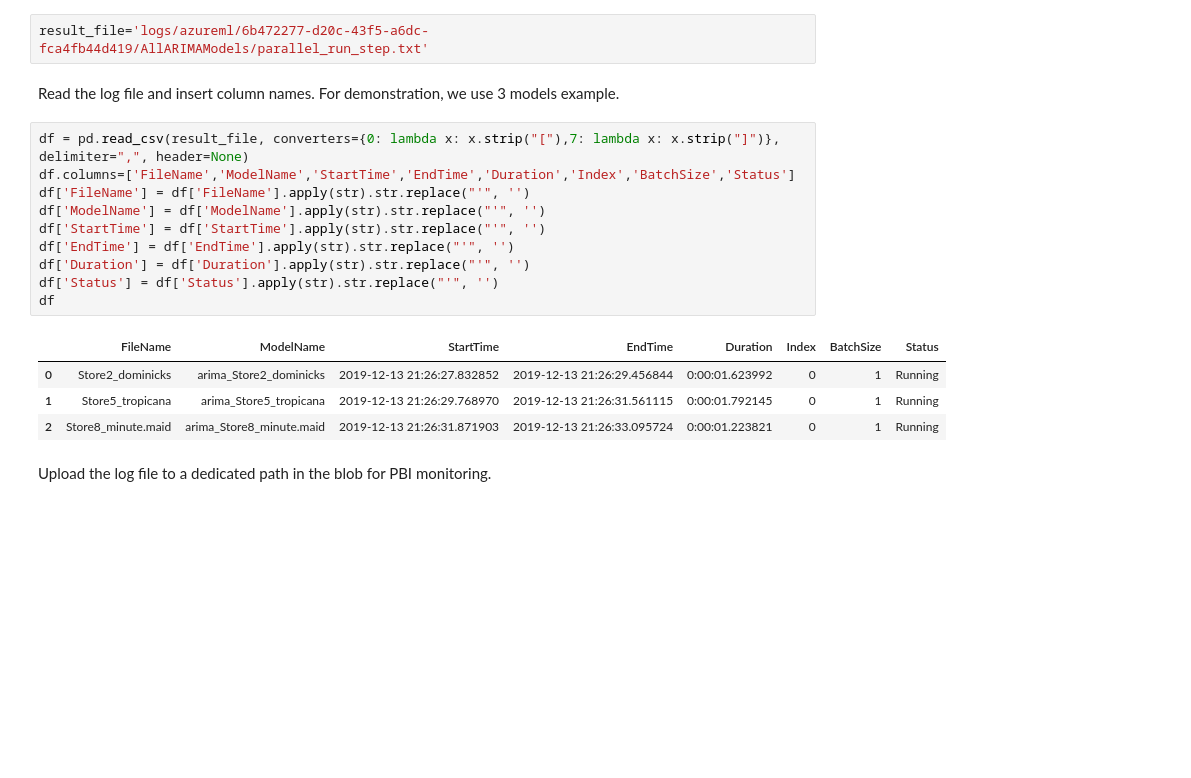
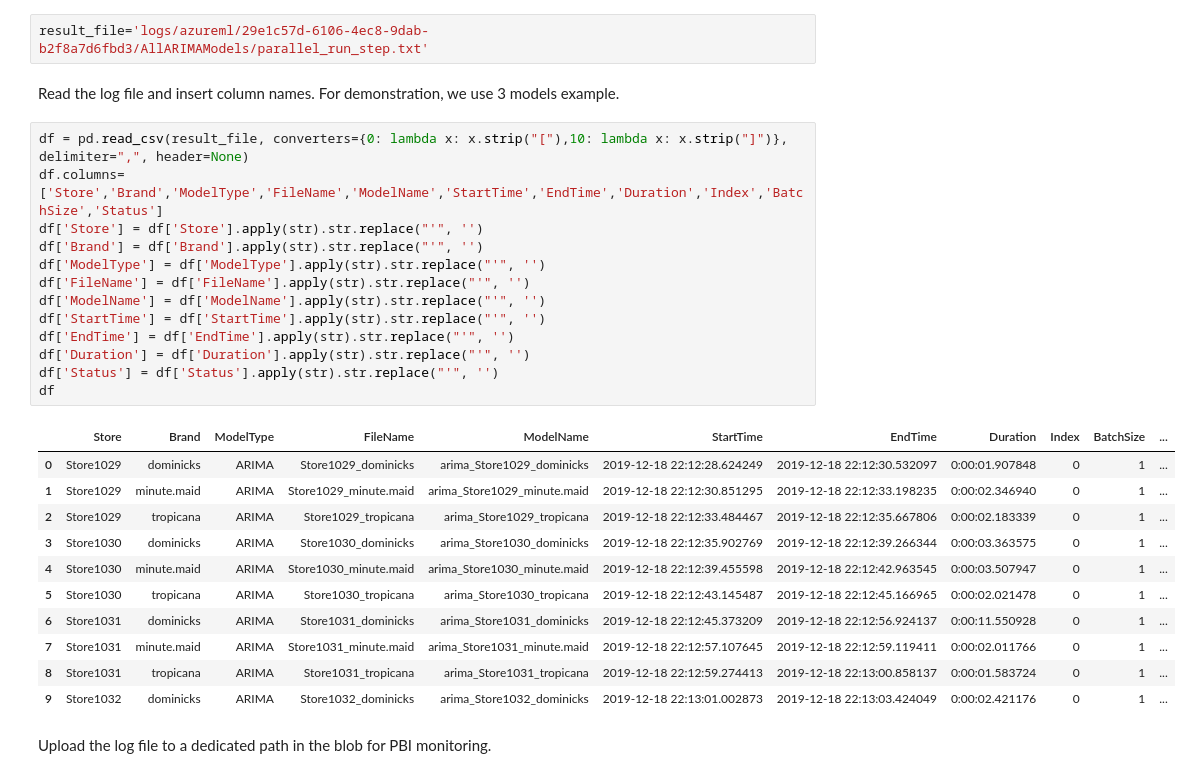
Before and after one commit to microsoft/solution-accelerator-many-models, a Jupyter notebook: 02_Training/02_Train_Many_Models.ipynb, the cells around one changed output. Cells and saved outputs as stored; diff of their text form; blank space fills up the shorter version.

```diff
--- a/02_Training/02_Train_Many_Models.ipynb
+++ b/02_Training/02_Train_Many_Models.ipynb
@@ -396,22 +532,32 @@ for root, dirs, files in os.walk("logs"):
 # %%
-result_file='logs/azureml/6b472277-d20c-43f5-a6dc-fca4fb44d419/AllARIMAModels/parallel_run_step.txt'
+result_file='logs/azureml/29e1c57d-6106-4ec8-9dab-b2f8a7d6fbd3/AllARIMAModels/parallel_run_step.txt'
 # %% [markdown]
 Read the log file and insert column names. For demonstration, we use 3 models example.
 # %%
-df = pd.read_csv(result_file, converters={0: lambda x: x.strip("["),7: lambda x: x.strip("]")}, delimiter=",", header=None)
-df.columns=['FileName','ModelName','StartTime','EndTime','Duration','Index','BatchSize','Status']
+df = pd.read_csv(result_file, converters={0: lambda x: x.strip("["),10: lambda x: x.strip("]")}, delimiter=",", header=None)
+df.columns=['Store','Brand','ModelType','FileName','ModelName','StartTime','EndTime','Duration','Index','BatchSize','Status']
+df['Store'] = df['Store'].apply(str).str.replace("'", '')
+df['Brand'] = df['Brand'].apply(str).str.replace("'", '')
+df['ModelType'] = df['ModelType'].apply(str).str.replace("'", '')
 df['FileName'] = df['FileName'].apply(str).str.replace("'", '')
 df['ModelName'] = df['ModelName'].apply(str).str.replace("'", '')
 df['StartTime'] = df['StartTime'].apply(str).str.replace("'", '')
 df['EndTime'] = df['EndTime'].apply(str).str.replace("'", '')
 df['Duration'] = df['Duration'].apply(str).str.replace("'", '')
 df['Status'] = df['Status'].apply(str).str.replace("'", '')
 df
 # %% [output]
-|  | FileName | ModelName | StartTime | EndTime | Duration | Index | BatchSize | Status |
-| 0 | Store2_dominicks | arima_Store2_dominicks | 2019-12-13 21:26:27.832852 | 2019-12-13 21:26:29.456844 | 0:00:01.623992 | 0 | 1 | Running |
-| 1 | Store5_tropicana | arima_Store5_tropicana | 2019-12-13 21:26:29.768970 | 2019-12-13 21:26:31.561115 | 0:00:01.792145 | 0 | 1 | Running |
-| 2 | Store8_minute.maid | arima_Store8_minute.maid | 2019-12-13 21:26:31.871903 | 2019-12-13 21:26:33.095724 | 0:00:01.223821 | 0 | 1 | Running |
+|  | Store | Brand | ModelType | FileName | ModelName | StartTime | EndTime | Duration | Index | BatchSize | ... |
+| 0 | Store1029 | dominicks | ARIMA | Store1029_dominicks | arima_Store1029_dominicks | 2019-12-18 22:12:28.624249 | 2019-12-18 22:12:30.532097 | 0:00:01.907848 | 0 | 1 | ... |
+| 1 | Store1029 | minute.maid | ARIMA | Store1029_minute.maid | arima_Store1029_minute.maid | 2019-12-18 22:12:30.851295 | 2019-12-18 22:12:33.198235 | 0:00:02.346940 | 0 | 1 | ... |
+| 2 | Store1029 | tropicana | ARIMA | Store1029_tropicana | arima_Store1029_tropicana | 2019-12-18 22:12:33.484467 | 2019-12-18 22:12:35.667806 | 0:00:02.183339 | 0 | 1 | ... |
+| 3 | Store1030 | dominicks | ARIMA | Store1030_dominicks | arima_Store1030_dominicks | 2019-12-18 22:12:35.902769 | 2019-12-18 22:12:39.266344 | 0:00:03.363575 | 0 | 1 | ... |
+| 4 | Store1030 | minute.maid | ARIMA | Store1030_minute.maid | arima_Store1030_minute.maid | 2019-12-18 22:12:39.455598 | 2019-12-18 22:12:42.963545 | 0:00:03.507947 | 0 | 1 | ... |
+| 5 | Store1030 | tropicana | ARIMA | Store1030_tropicana | arima_Store1030_tropicana | 2019-12-18 22:12:43.145487 | 2019-12-18 22:12:45.166965 | 0:00:02.021478 | 0 | 1 | ... |
+| 6 | Store1031 | dominicks | ARIMA | Store1031_dominicks | arima_Store1031_dominicks | 2019-12-18 22:12:45.373209 | 2019-12-18 22:12:56.924137 | 0:00:11.550928 | 0 | 1 | ... |
+| 7 | Store1031 | minute.maid | ARIMA | Store1031_minute.maid | arima_Store1031_minute.maid | 2019-12-18 22:12:57.107645 | 2019-12-18 22:12:59.119411 | 0:00:02.011766 | 0 | 1 | ... |
+| 8 | Store1031 | tropicana | ARIMA | Store1031_tropicana | arima_Store1031_tropicana | 2019-12-18 22:12:59.274413 | 2019-12-18 22:13:00.858137 | 0:00:01.583724 | 0 | 1 | ... |
+| 9 | Store1032 | dominicks | ARIMA | Store1032_dominicks | arima_Store1032_dominicks | 2019-12-18 22:13:01.002873 | 2019-12-18 22:13:03.424049 | 0:00:02.421176 | 0 | 1 | ... |
 # %% [markdown]
 Upload the log file to a dedicated path in the blob for PBI monitoring.
 # %%
```
Also changed, not shown: parts of 16 cells of this notebook.
